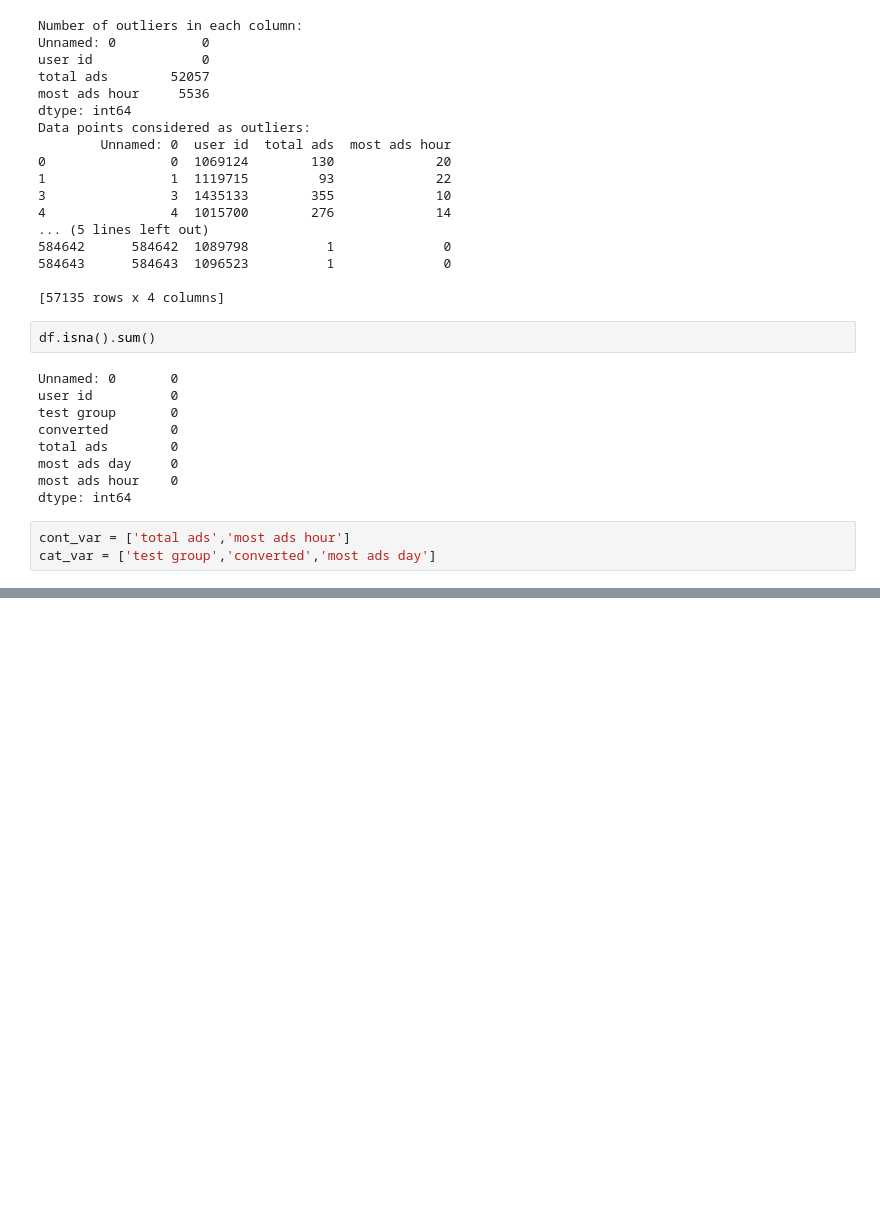
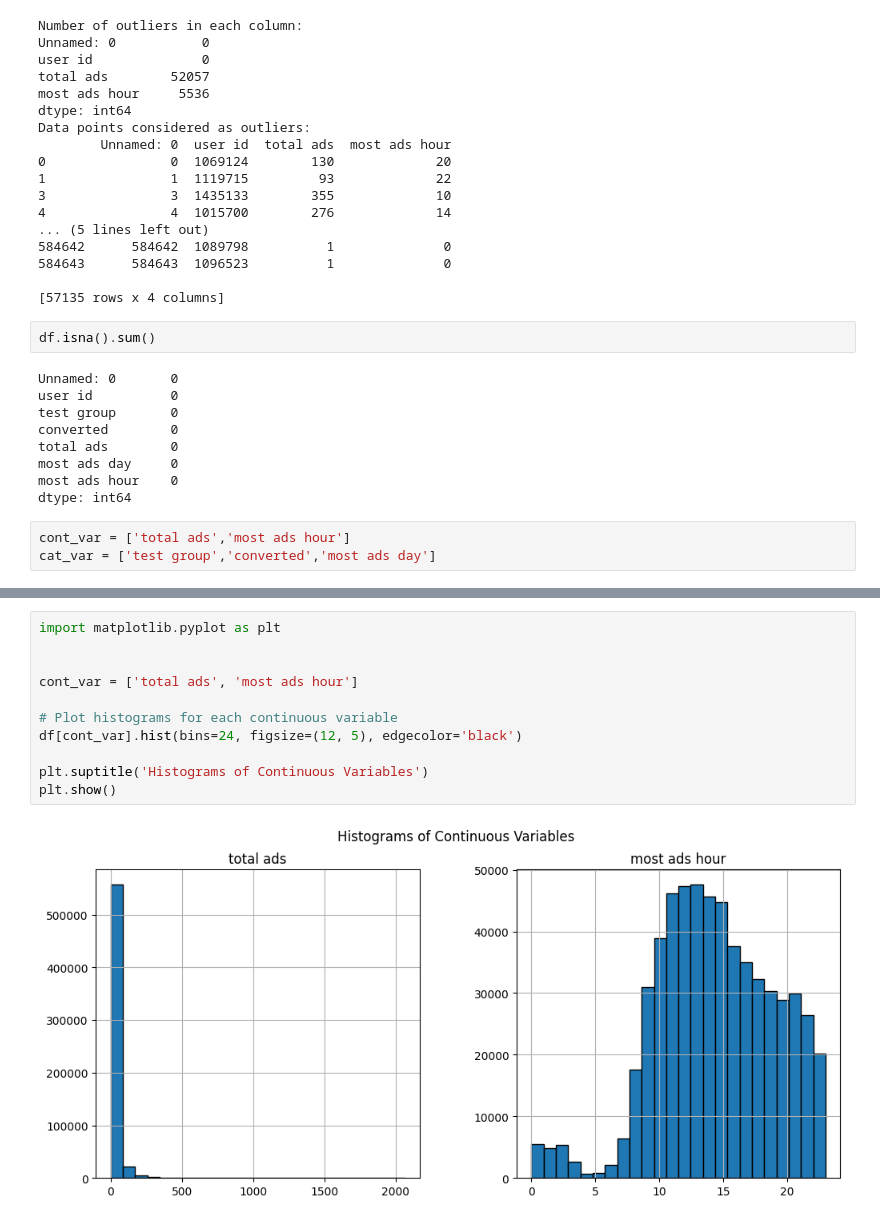
Before and after one commit to pankaj96s/Marketing-AB-Testing, a Jupyter notebook: Marketing AB.ipynb, the cells around one changed output, grey strips where cells are left out. Drawn from its saved outputs; the diff is of its cells as text; blank space fills up the shorter version.

```diff
--- a/Marketing AB.ipynb
+++ b/Marketing AB.ipynb
@@ -99,0 +173,13 @@ cat_var = ['test group','converted','most ads day']
+# %%
+import matplotlib.pyplot as plt
+
+
+cont_var = ['total ads', 'most ads hour']
+
+# Plot histograms for each continuous variable
+df[cont_var].hist(bins=24, figsize=(12, 5), edgecolor='black')
+
+plt.suptitle('Histograms of Continuous Variables')
+plt.show()
+# %% [output]
+[figure, added]
```
Also changed, not shown: parts of 13 cells of this notebook.
